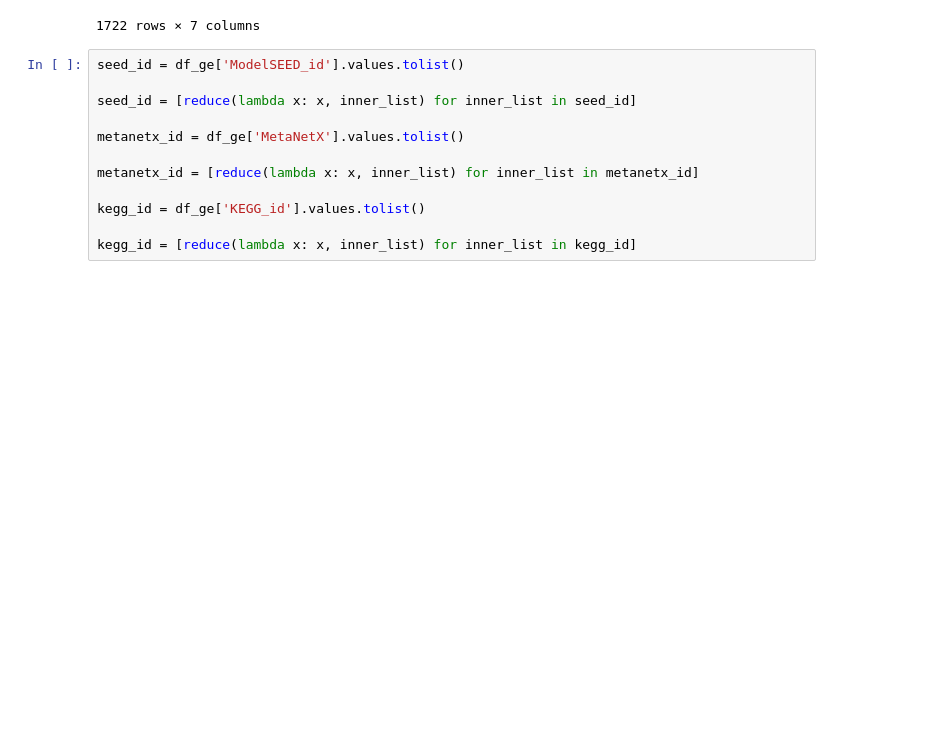
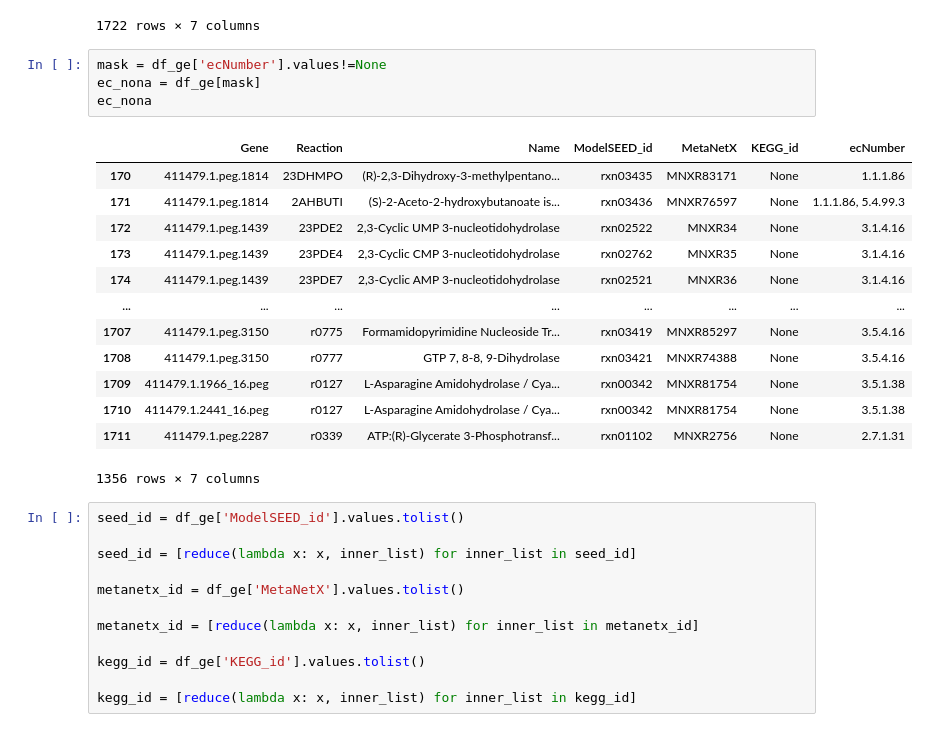
Before and after one commit to areias03/tmCOM, a Jupyter notebook: notebooks/02-EC_Implementation.ipynb, the cells around one changed output. Cells and saved outputs as stored; diff of their text form; blank space fills up the shorter version.

```diff
--- a/notebooks/02-EC_Implementation.ipynb
+++ b/notebooks/02-EC_Implementation.ipynb
@@ -87,6 +88,24 @@ df_ge
 | 1720 | 411479.1.peg.3749 | rtranscription | RNA transcription c0 | rxn13784 | None | None | None |
 | 1721 | 411479.1.peg.376 | rtranscription | RNA transcription c0 | rxn13784 | None | None | None |
 1722 rows × 7 columns
+# %%
+mask = df_ge['ecNumber'].values!=None
+ec_nona = df_ge[mask]
+ec_nona
+# %% [output]
+|  | Gene | Reaction | Name | ModelSEED_id | MetaNetX | KEGG_id | ecNumber |
+| 170 | 411479.1.peg.1814 | 23DHMPO | (R)-2,3-Dihydroxy-3-methylpentano... | rxn03435 | MNXR83171 | None | 1.1.1.86 |
+| 171 | 411479.1.peg.1814 | 2AHBUTI | (S)-2-Aceto-2-hydroxybutanoate is... | rxn03436 | MNXR76597 | None | 1.1.1.86, 5.4.99.3 |
+| 172 | 411479.1.peg.1439 | 23PDE2 | 2,3-Cyclic UMP 3-nucleotidohydrolase | rxn02522 | MNXR34 | None | 3.1.4.16 |
+| 173 | 411479.1.peg.1439 | 23PDE4 | 2,3-Cyclic CMP 3-nucleotidohydrolase | rxn02762 | MNXR35 | None | 3.1.4.16 |
+| 174 | 411479.1.peg.1439 | 23PDE7 | 2,3-Cyclic AMP 3-nucleotidohydrolase | rxn02521 | MNXR36 | None | 3.1.4.16 |
+| ... | ... | ... | ... | ... | ... | ... | ... |
+| 1707 | 411479.1.peg.3150 | r0775 | Formamidopyrimidine Nucleoside Tr... | rxn03419 | MNXR85297 | None | 3.5.4.16 |
+| 1708 | 411479.1.peg.3150 | r0777 | GTP 7, 8-8, 9-Dihydrolase | rxn03421 | MNXR74388 | None | 3.5.4.16 |
+| 1709 | 411479.1.1966_16.peg | r0127 | L-Asparagine Amidohydrolase / Cya... | rxn00342 | MNXR81754 | None | 3.5.1.38 |
+| 1710 | 411479.1.2441_16.peg | r0127 | L-Asparagine Amidohydrolase / Cya... | rxn00342 | MNXR81754 | None | 3.5.1.38 |
+| 1711 | 411479.1.peg.2287 | r0339 | ATP:(R)-Glycerate 3-Phosphotransf... | rxn01102 | MNXR2756 | None | 2.7.1.31 |
+1356 rows × 7 columns
 # %%
 seed_id = df_ge['ModelSEED_id'].values.tolist()
 
```
Also changed, not shown: parts of 14 cells of this notebook, 4 other files.
